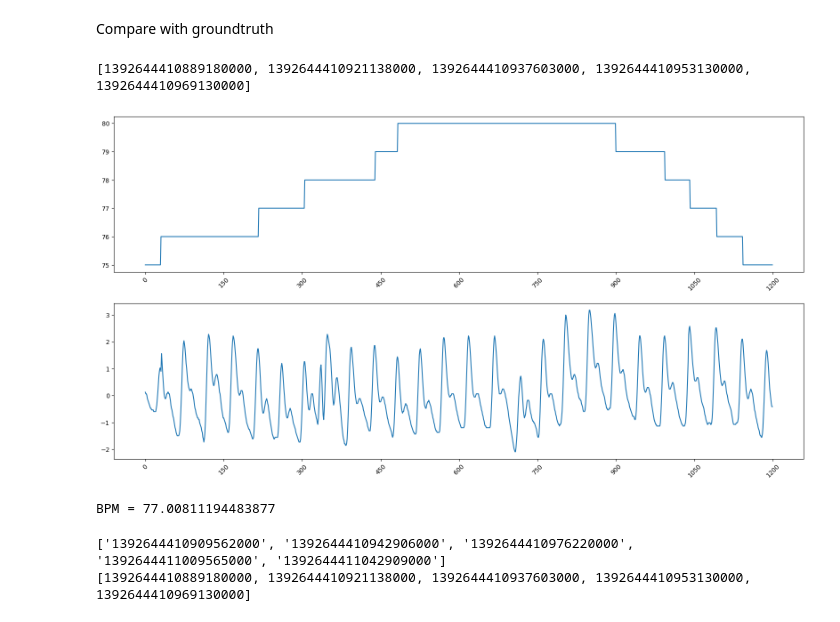
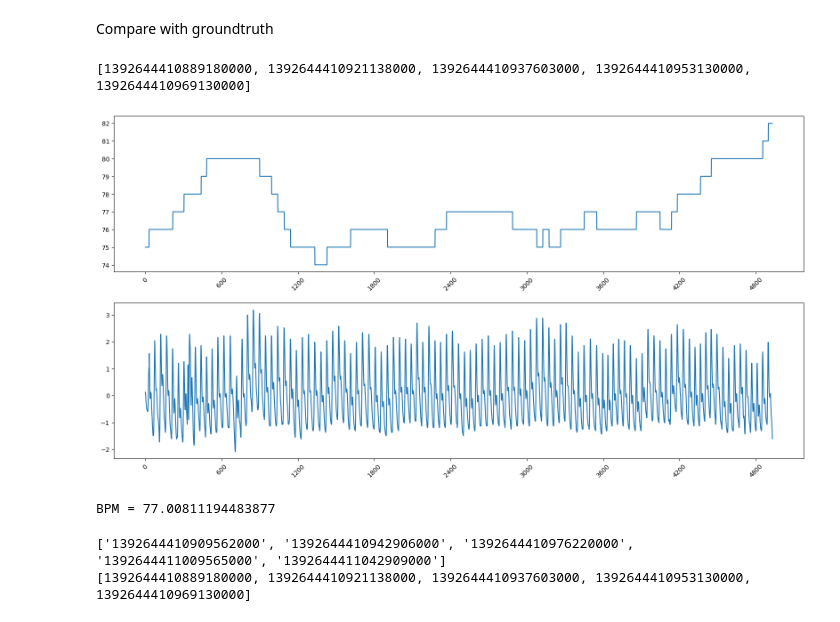
Before and after one commit to Ren1100/remote-PPG, a Jupyter notebook: test.ipynb, the cells around one changed output. Drawn from its saved outputs; the diff is of its cells as text; code cells hidden in the pictures.

```diff
--- a/test.ipynb
+++ b/test.ipynb
@@ -353,40 +353,40 @@ print(timestamps_package[:5])
 # print(formatted_times_package[:5])
 plt.figure(figsize=(20,10))
 plt.subplot(2,1,1)
-plt.plot(pulseRate[:1200])
+plt.plot(pulseRate)
 plt.gca().xaxis.set_major_locator(MaxNLocator(integer=True, nbins=10))  # Set the number of x-ticks to 10
 plt.xticks(rotation=45)  # Rotate labels for better readability
 
 plt.subplot(2,1,2)
-plt.plot(waveform[:1200])
+plt.plot(waveform)
 plt.gca().xaxis.set_major_locator(MaxNLocator(integer=True, nbins=10))  # Set the number of x-ticks to 10
 plt.xticks(rotation=45)  # Rotate labels for better readability
 plt.show()
 
 ##plotting against converted timestamps
 # # Plot pulse rate
 # plt.subplot(2, 1, 1)
 # plt.plot(filtered_times, filtered_pulseRate)
 # plt.gca().xaxis.set_major_locator(MaxNLocator(integer=True, nbins=10))  # Set number of x-ticks to 10
 # plt.xticks(rotation=45)  # Rotate labels for better readability
 # plt.title("Pulse Rate")
 
 # # Plot waveform
 # plt.subplot(2, 1, 2)
 # plt.plot(filtered_times, filtered_waveform)
 # plt.gca().xaxis.set_major_locator(MaxNLocator(integer=True, nbins=10))  # Set number of x-ticks to 10
 # plt.xticks(rotation=45)  # Rotate labels for better readability
 # plt.title("Waveform")
 # plt.show()
 
 print(f"BPM = {np.mean(pulseRate)}")
 # print(len(timestamps_package))
 # print(len(frame_package))
 # print(len(timestamps))
 # print(len(frame))
 # %% [output]
 [1392644410889180000, 1392644410921138000, 1392644410937603000, 1392644410953130000, 1392644410969130000]
-[figure, old version]
+[figure, new version]
 BPM = 77.00811194483877
 # %%
 # print(formatted_times[:5])
```
